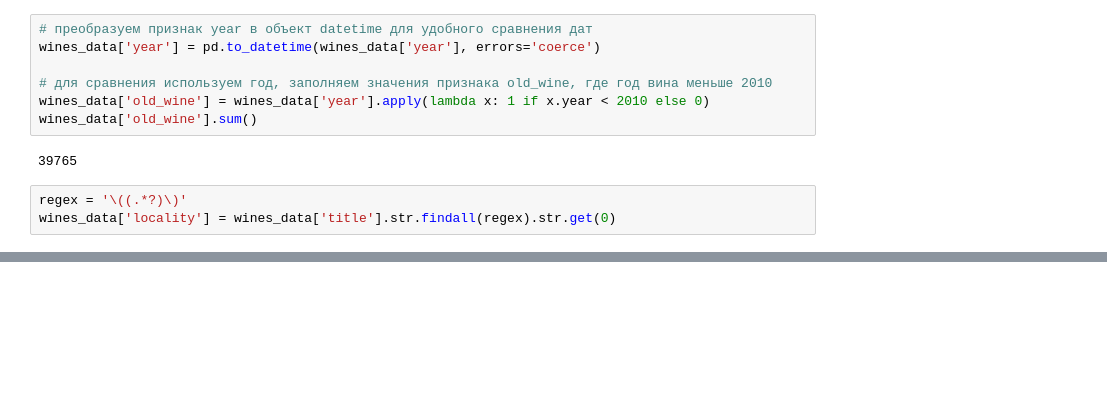
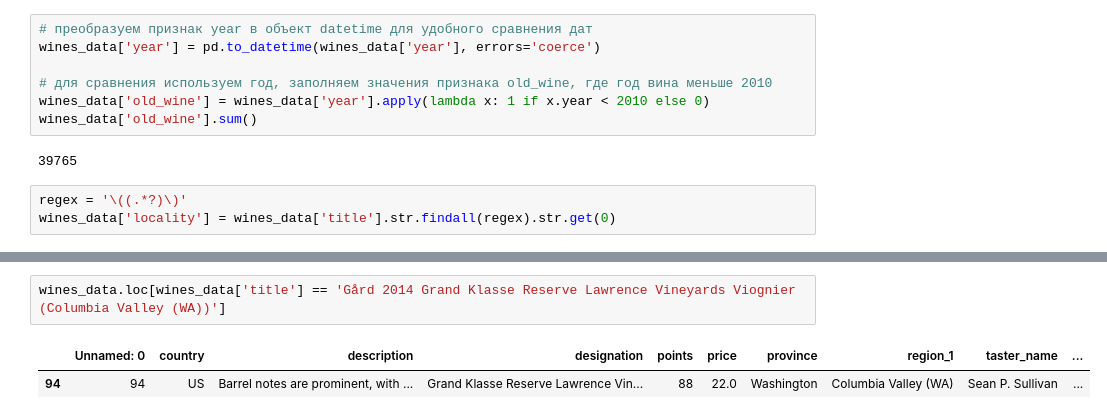
Before and after one commit to Balzhir/sf_game_v2_08.2022, a Jupyter notebook: my_Skillfactory_course/EDA-2/EDA-2_statistics.ipynb, the cells around one changed output, grey strips where cells are left out. Saved outputs shown, nothing was run; the diff lists cells and outputs as text; blank space fills up the shorter version.

```diff
--- a/my_Skillfactory_course/EDA-2/EDA-2_statistics.ipynb
+++ b/my_Skillfactory_course/EDA-2/EDA-2_statistics.ipynb
@@ -72,0 +129,5 @@ wines_data['locality'] = wines_data['title'].str.findall(regex).str.get(0)
+# %%
+wines_data.loc[wines_data['title'] == 'Gård 2014 Grand Klasse Reserve Lawrence Vineyards Viognier (Columbia Valley (WA))']
+# %% [output]
+|  | Unnamed: 0 | country | description | designation | points | price | province | region_1 | taster_name | ... |
+| 94 | 94 | US | Barrel notes are prominent, with ... | Grand Klasse Reserve Lawrence Vin... | 88 | 22.0 | Washington | Columbia Valley (WA) | Sean P. Sullivan | ... |
```
Also changed, not shown: parts of 4 cells of this notebook, 4 other files.
